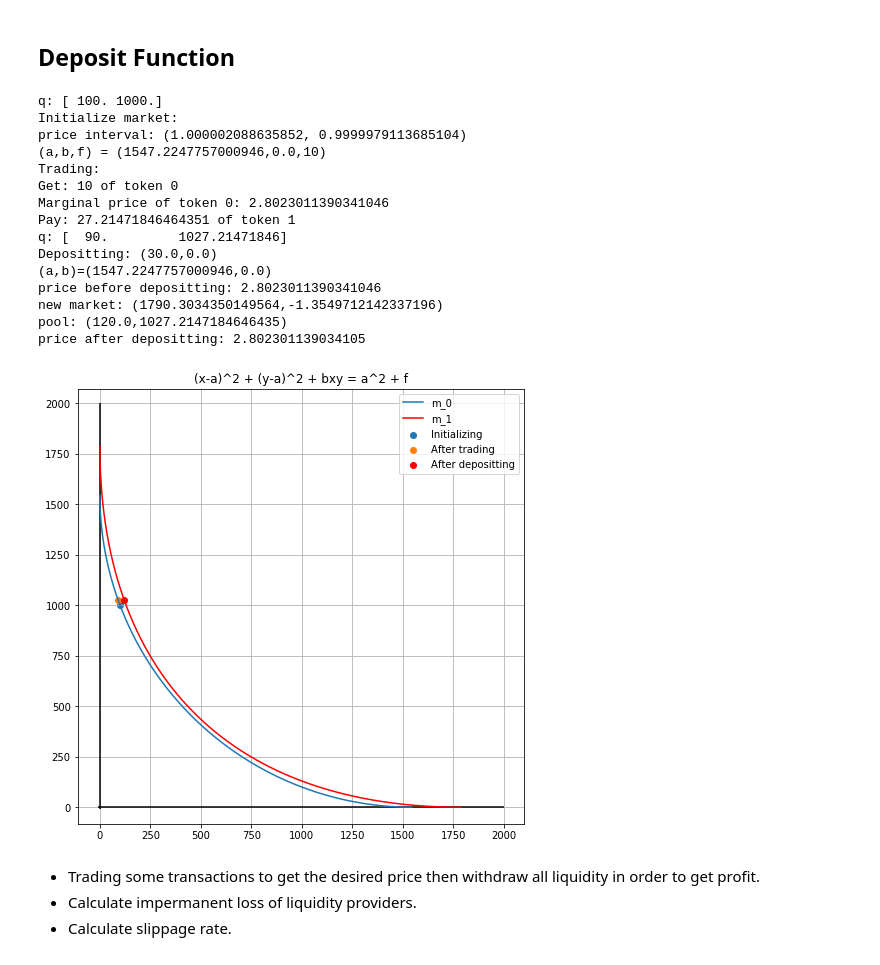
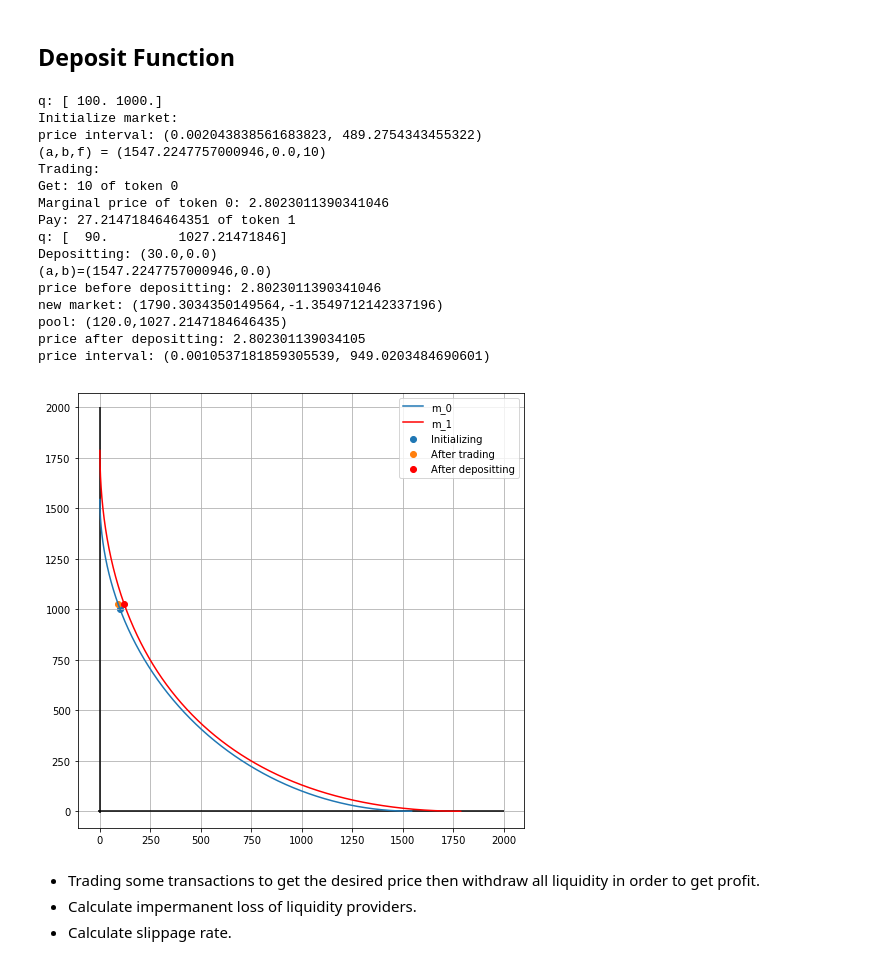
Before and after one commit to DescartesNetwork/dyliswap-paper, a Jupyter notebook: senswap.ipynb, the cells around one changed output. Cells and saved outputs as stored; diff of their text form; code cells hidden in the pictures.

```diff
--- a/senswap.ipynb
+++ b/senswap.ipynb
@@ -249,7 +265,7 @@ plt.figure(figsize=(8,8))
 print('Initialize market:')
 a = deposit_func2(q,f=f)
 k = cost(q,a,b)
-print("price interval:", price_interval(a,b,k))
+print("price interval:", price_interval(a,b,f))
 print(f"(a,b,f) = ({a},{b},{f})")
 e_0 = create_market(a,b,k,step=1)
 plt.plot(e_0[0], e_0[1], label="m_0")
@@ -275,36 +291,38 @@ new_a, new_b = deposit_func3(q,a,b,dq,f)
 print(f'new market: ({new_a},{new_b})')
 print(f'pool: ({q[0]},{q[1]})')
 print(f'price after depositting: {price(q,new_a,new_b)}')
+print("price interval:", price_interval(new_a,new_b,f))
 new_k = cost(q,new_a,new_b)
 e_1 = create_market(new_a,new_b,new_k,step=1)
 plt.plot(e_1[0], e_1[1], label="m_1", color='red')
 plt.scatter(q[0],q[1], label="After depositting", color='red')
 
 plt.hlines(y=0, xmin=-10, xmax=2000)
 plt.vlines(x=0, ymin=-10, ymax=2000)
 plt.axis('equal')
 plt.grid(True)
-plt.title("(x-a)^2 + (y-a)^2 + bxy = a^2 + f")
+# plt.title("(x-a)^2 + (y-a)^2 + bxy = a^2 + f")
 plt.legend()
 plt.savefig('example.jpg')
 plt.show()
 # %% [output]
 q: [ 100. 1000.]
 Initialize market:
-price interval: (1.000002088635852, 0.9999979113685104)
+price interval: (0.002043838561683823, 489.2754343455322)
 (a,b,f) = (1547.2247757000946,0.0,10)
 Trading:
 Get: 10 of token 0
 Marginal price of token 0: 2.8023011390341046
 Pay: 27.21471846464351 of token 1
 q: [  90.         1027.21471846]
 Depositting: (30.0,0.0)
 (a,b)=(1547.2247757000946,0.0)
 price before depositting: 2.8023011390341046
 new market: (1790.3034350149564,-1.3549712142337196)
 pool: (120.0,1027.2147184646435)
 price after depositting: 2.802301139034105
+price interval: (0.0010537181859305539, 949.0203484690601)
-[figure, old version]
+[figure, new version]
 # %% [markdown]
 - Trading some transactions to get the desired price then withdraw all liquidity in order to get profit.
 - Calculate impermanent loss of liquidity providers.
```
Also changed, not shown: parts of 4 cells of this notebook, 4 other files.
